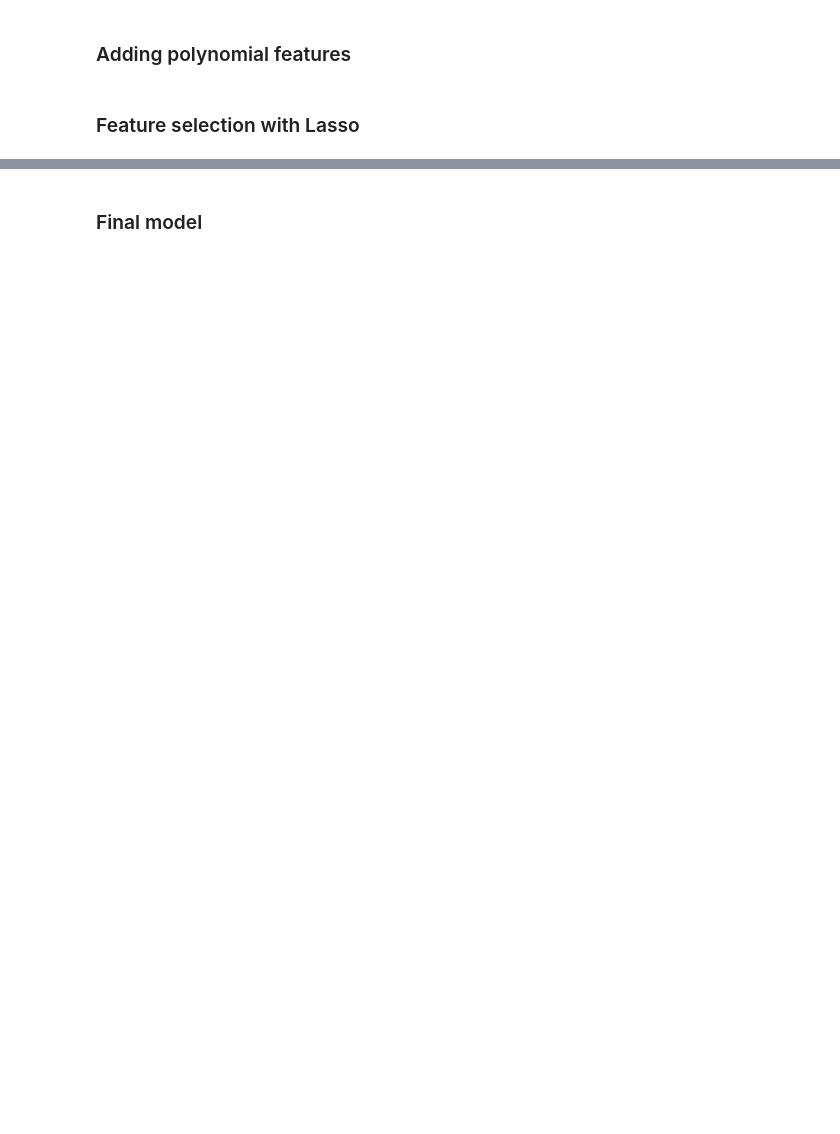
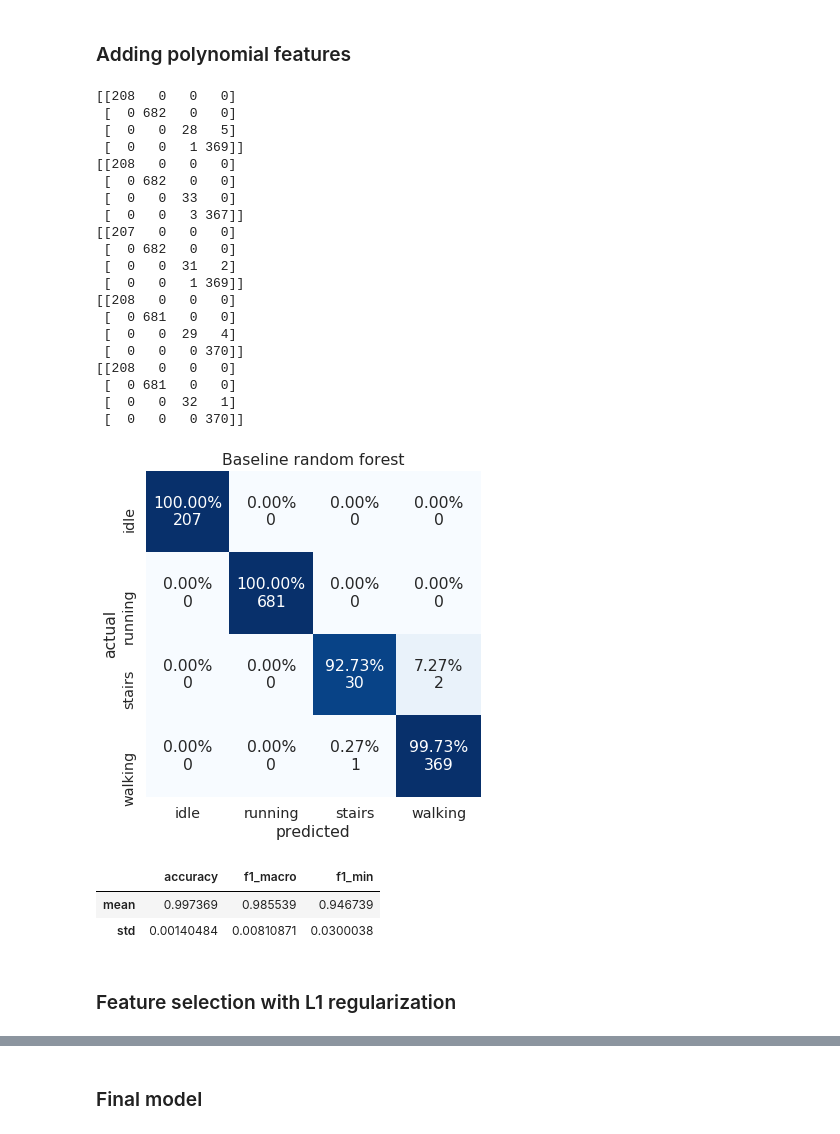
Before and after one commit to kilianovski/study, a Jupyter notebook: small_projects/activity_classification_accelerometer/activity_classification.ipynb, the cells around one changed output, grey strips where cells are left out. Drawn from its saved outputs; the diff is of its cells as text; code cells hidden in the pictures; blank space fills up the shorter version.

Commit message:
Feature selection with Lasso

```diff
--- a/small_projects/activity_classification_accelerometer/activity_classification.ipynb
+++ b/small_projects/activity_classification_accelerometer/activity_classification.ipynb
@@ -266,4 +372,54 @@ print_cv_metrics(cv_metrics, 'Baseline random forest')
 # %% [markdown]
 ### Adding polynomial features
+# %%
+from sklearn.preprocessing import PolynomialFeatures
+
+poly_transform = PolynomialFeatures(2, include_bias=False)
+# %%
+X = poly_transform.fit_transform(feature_df[all_features])
+y = feature_df['label'].values
+cv_metrics = []
+
+for train_ix, valid_ix in kfold.split(X, y):
+    X_train, X_valid = X[train_ix], X[valid_ix]
+    y_train, y_valid = y[train_ix], y[valid_ix]
+
+    scaler = StandardScaler()
+    X_train = scaler.fit_transform(X_train)
+    X_valid = scaler.transform(X_valid)
+
+    cls = linear_model.LogisticRegression(max_iter=1_000)
+    cls.fit(X_train, y_train)
+    y_pred = cls.predict(X_valid)
+
+    fold_metrics = evaluate_performance(y_valid, y_pred)
+    cv_metrics.append(fold_metrics)
+    print(fold_metrics['CM_not_normalized'])
+print_cv_metrics(cv_metrics, 'Baseline random forest')
+# %% [output]
+[[208   0   0   0]
+ [  0 682   0   0]
+ [  0   0  28   5]
+ [  0   0   1 369]]
+[[208   0   0   0]
+ [  0 682   0   0]
+ [  0   0  33   0]
+ [  0   0   3 367]]
+[[207   0   0   0]
+ [  0 682   0   0]
+ [  0   0  31   2]
+ [  0   0   1 369]]
+[[208   0   0   0]
+ [  0 681   0   0]
+ [  0   0  29   4]
+ [  0   0   0 370]]
+[[208   0   0   0]
+ [  0 681   0   0]
+ [  0   0  32   1]
+ [  0   0   0 370]]
+[figure, added]
+|  | accuracy | f1_macro | f1_min |
+| mean | 0.997369 | 0.985539 | 0.946739 |
+| std | 0.00140484 | 0.00810871 | 0.0300038 |
 # %% [markdown]
-### Feature selection with Lasso
+### Feature selection with L1 regularization
```
Also changed, not shown: parts of 20 cells of this notebook.
